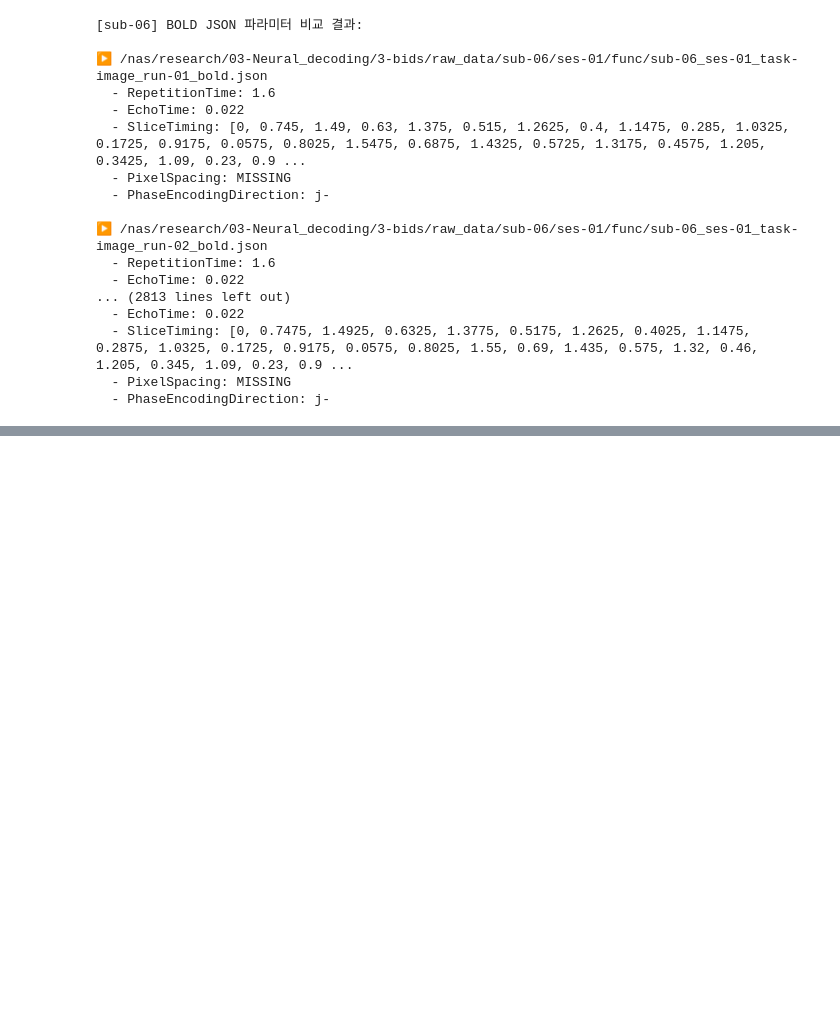
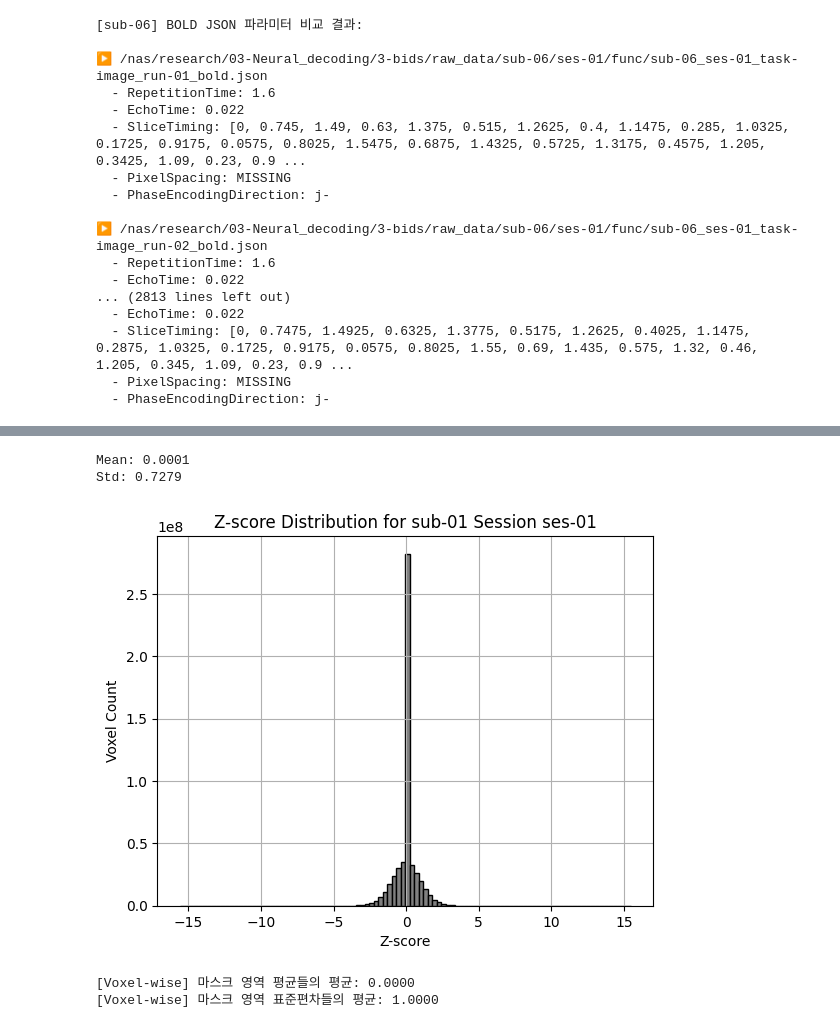
Before and after one commit to yw-kim-02/ConnecToMind, a Jupyter notebook: 2-Bids_code/test.ipynb, the cells around one changed output, grey strips where cells are left out. Drawn from its saved outputs; the diff is of its cells as text; code cells hidden in the pictures; blank space fills up the shorter version.

```diff
--- a/2-Bids_code/test.ipynb
+++ b/2-Bids_code/test.ipynb
@@ -21,7 +21,7 @@ t=1에서 bold 값이 1인 복셀 개수: 0
 import nibabel as nib
 
 # NIfTI 파일 경로
-file_path = '/nas/research/03-Neural_decoding/3-bids/derivatives/b4_roi/sub-02/nsdgeneral.nii.gz'  # 또는 .nii
+file_path = '/nas/research/03-Neural_decoding/3-bids/raw_data/sub-01/ses-01/anat/sub-01_ses-01_T1w.nii.gz'  # 또는 .nii
 
 # 파일 로드
 img = nib.load(file_path)
@@ -184,0 +218,67 @@ Error:
+# %%
+import os
+import numpy as np
+import nibabel as nib
+import matplotlib.pyplot as plt
+
+file_path = f'/nas/research/03-Neural_decoding/3-bids/derivatives/new_b4_roi_zscore/sub-01/ses-01/func/sub-01_ses-01_desc-betaroizscore.nii.gz'
+
+# 파일 존재 확인
+if not os.path.exists(file_path):
+    raise FileNotFoundError(f"{file_path} 파일이 존재하지 않습니다.")
+
+# 파일 불러오기
+img = nib.load(file_path)
+data = img.get_fdata()
+
+# NaN, Inf 등 제거 (안전성 확보)
+data = np.nan_to_num(data)
+
+# 1D 벡터로 변환 (히스토그램을 그리기 위함)
+flattened_data = data.flatten()
+
+# 평균과 표준편차 계산
+mean = np.mean(flattened_data)
+std = np.std(flattened_data)
+
+# 출력
+print(f"Mean: {mean:.4f}")
+print(f"Std: {std:.4f}")
+
+# 분포 그래프 (히스토그램)
+plt.hist(flattened_data, bins=100, color='gray', edgecolor='black')
+plt.title(f"Z-score Distribution for sub-01 Session ses-01")
+plt.xlabel("Z-score")
+plt.ylabel("Voxel Count")
+plt.grid(True)
+plt.show()
+# %% [output]
+Mean: 0.0001
+Std: 0.7279
+[figure, added]
+# %%
+import nibabel as nib
+import numpy as np
+
+# z-score 정규화된 fMRI 파일
+zscore_file = '/nas/research/03-Neural_decoding/3-bids/derivatives/new_b4_roi_zscore/sub-01/ses-01/func/sub-01_ses-01_desc-betaroizscore.nii.gz'
+# 마스크 파일
+mask_file = '/nas/research/03-Neural_decoding/3-bids/derivatives/b4_roi_zscore/sub-01/sub-01_nsdgeneral.nii.gz'
+
+# 데이터 로딩
+zdata = nib.load(zscore_file).get_fdata()  # shape: (X, Y, Z, T)
+mask = nib.load(mask_file).get_fdata() > 0  # shape: (X, Y, Z), boolean
+
+# 시간축 기준 voxel-wise 평균/표준편차 계산 → shape: (X, Y, Z)
+voxel_means = np.mean(zdata, axis=-1)
+voxel_stds = np.std(zdata, axis=-1)
+
+# 마스크 영역만 골라서 평균 계산
+mean_of_means = np.mean(voxel_means[mask])
+mean_of_stds = np.mean(voxel_stds[mask])
+
+print(f"[Voxel-wise] 마스크 영역 평균들의 평균: {mean_of_means:.4f}")
+print(f"[Voxel-wise] 마스크 영역 표준편차들의 평균: {mean_of_stds:.4f}")
+# %% [output]
+[Voxel-wise] 마스크 영역 평균들의 평균: 0.0000
+[Voxel-wise] 마스크 영역 표준편차들의 평균: 1.0000
```
Also changed, not shown: parts of 4 cells of this notebook, 17 other files.
